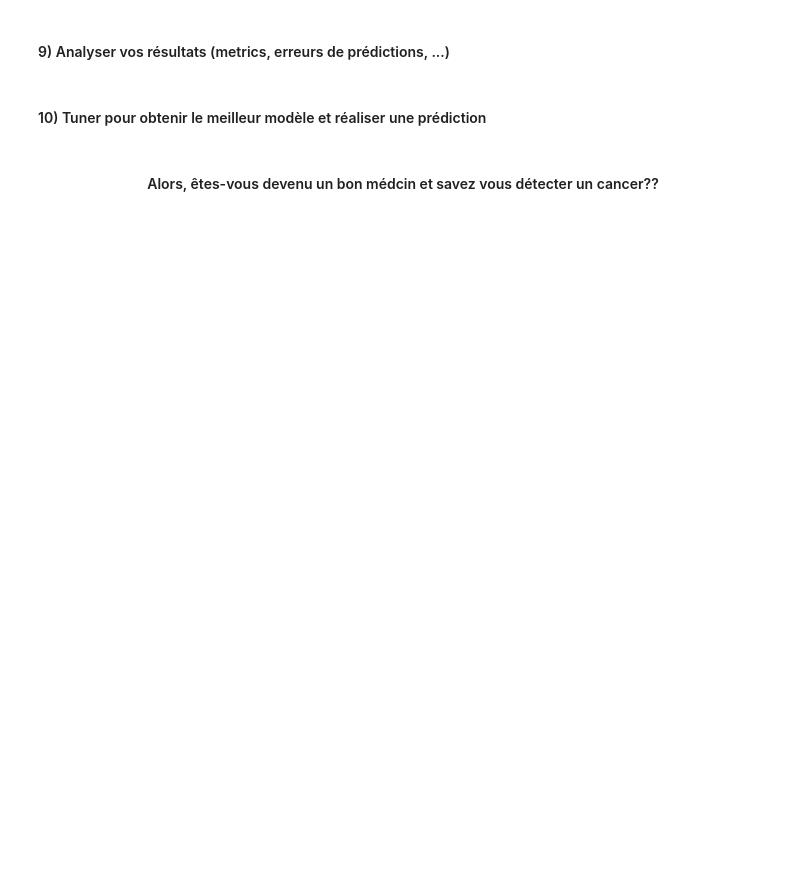
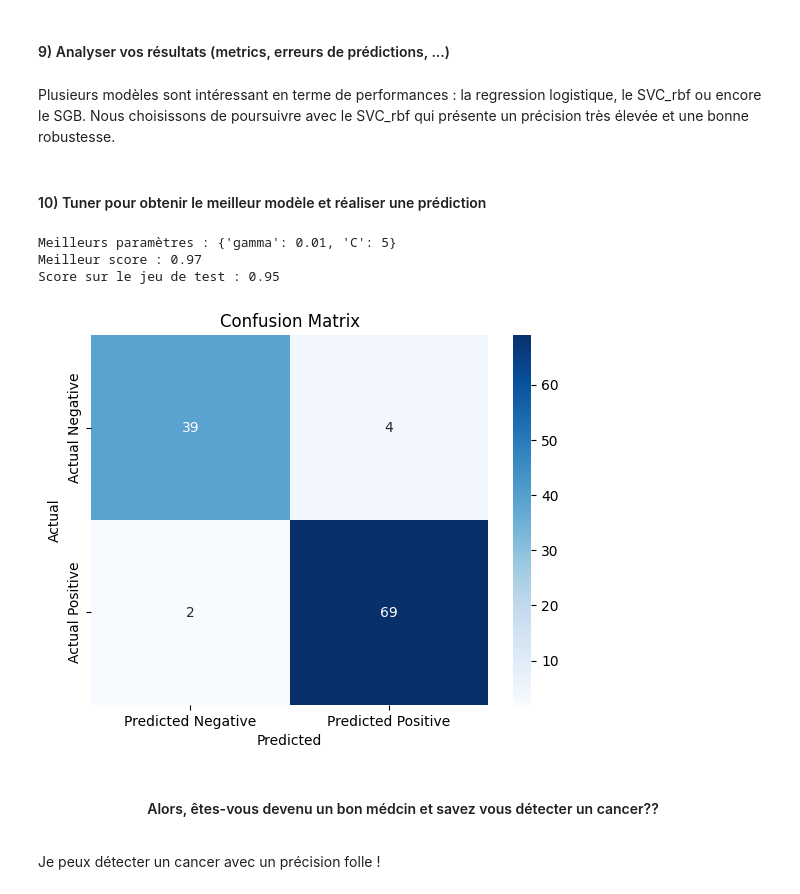
Before and after one commit to JabJabCross/SVM_and_ANN, a Jupyter notebook: 02_svm_kernel_td.ipynb, the cells around one changed output. Drawn from its saved outputs; the diff is of its cells as text; code cells hidden in the pictures; blank space fills up the shorter version.

```diff
--- a/02_svm_kernel_td.ipynb
+++ b/02_svm_kernel_td.ipynb
@@ -433,6 +504,50 @@ NameError: name 'X_train_sc' is not defined
 # %% [markdown]
 #### 9) Analyser vos résultats (metrics, erreurs de prédictions, ...)
+# %% [markdown]
+Plusieurs modèles sont intéressant en terme de performances : la regression logistique, le SVC_rbf ou encore le SGB. Nous choisissons de poursuivre avec le SVC_rbf qui présente un précision très élevée et une bonne robustesse.
 # %% [markdown]
 #### 10) Tuner pour obtenir le meilleur modèle et réaliser une prédiction
+# %%
+
+from scipy.stats import uniform, randint
+
+# Définir les paramètres à tester
+param_dist = {
+    'C': [0.1, 1, 5, 10, 20],
+    'gamma': [0.01, 0.1, 1, 10],
+}
+
+# Initialiser RandomizedSearchCV
+random_search = RandomizedSearchCV(SVC_rbf, param_distributions=param_dist, n_iter=100, cv=5, scoring='accuracy', random_state=42)
+
+# Entraîner le modèle
+random_search.fit(X_train_sc, y_train)
+
+# Afficher les meilleurs paramètres et le score
+print(f"Meilleurs paramètres : {random_search.best_params_}")
+print(f"Meilleur score : {random_search.best_score_:.2f}")
+
+# Prédiction sur le jeu de test
+y_pred = random_search.predict(X_test_sc)
+test_accuracy = accuracy_score(y_test, y_pred)
+print(f"Score sur le jeu de test : {test_accuracy:.2f}")
+# %% [output]
+Meilleurs paramètres : {'gamma': 0.01, 'C': 5}
+Meilleur score : 0.97
+Score sur le jeu de test : 0.95
+# %%
+# Générer la matrice de confusion
+conf_matrix = confusion_matrix(y_test, y_pred)
+
+# Afficher la matrice de confusion
+sns.heatmap(conf_matrix, annot=True, fmt='d', cmap='Blues', xticklabels=['Predicted Negative', 'Predicted Positive'], yticklabels=['Actual Negative', 'Actual Positive'])
+plt.xlabel('Predicted')
+plt.ylabel('Actual')
+plt.title('Confusion Matrix')
+plt.show()
+# %% [output]
+[figure, added]
 # %% [markdown]
 <center><h4> Alors, êtes-vous devenu un bon médcin et savez vous détecter un cancer??</h4></center>
+# %% [markdown]
+Je peux détecter un cancer avec un précision folle !
```
Also changed, not shown: parts of 8 cells of this notebook.
